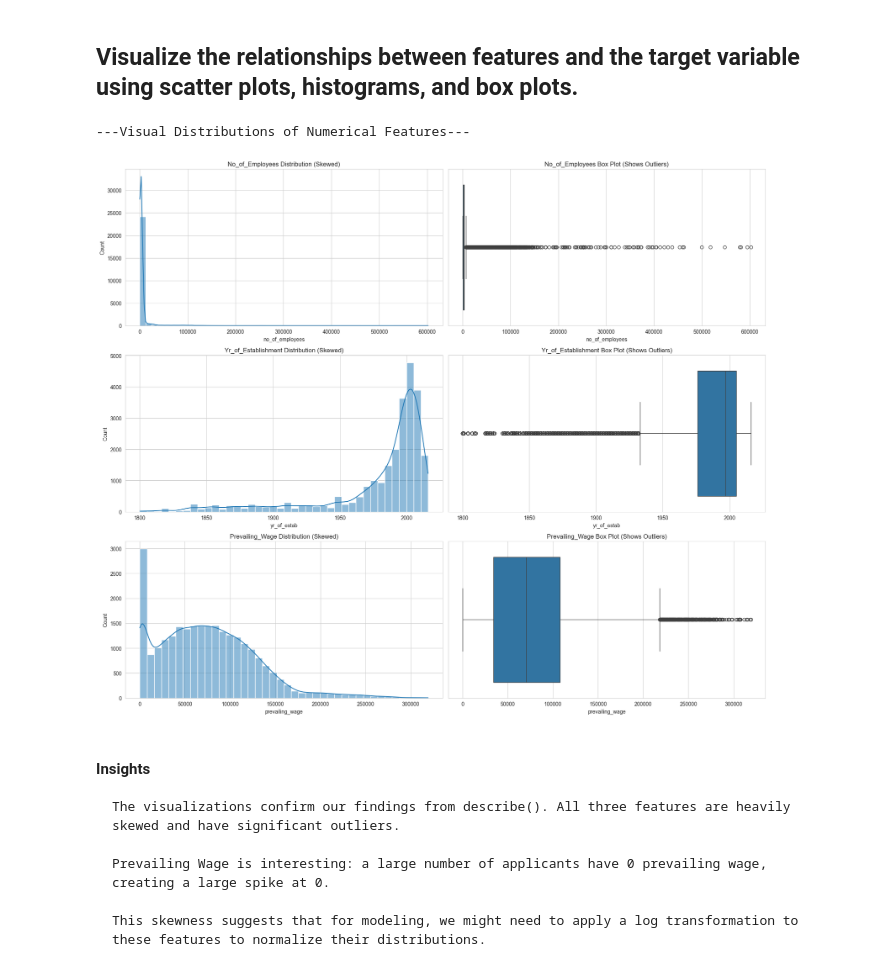
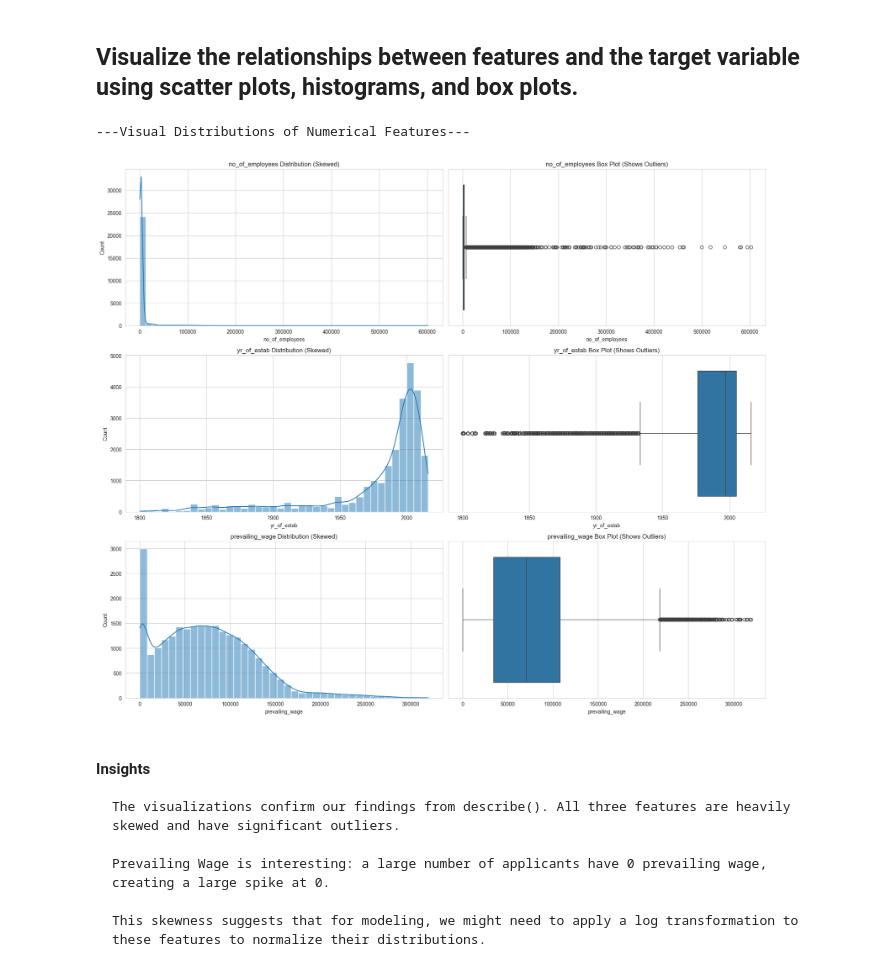
Before and after one commit to SamuelDasaolu/GEN-AI, a Jupyter notebook: WEEK 14/PRACTICE_EXAM/01_EDA_AND_CLEANING.ipynb, the cells around one changed output. Saved outputs shown, nothing was run; the diff lists cells and outputs as text; code cells hidden in the pictures.

```diff
--- a/WEEK 14/PRACTICE_EXAM/01_EDA_AND_CLEANING.ipynb
+++ b/WEEK 14/PRACTICE_EXAM/01_EDA_AND_CLEANING.ipynb
@@ -126,47 +173,46 @@ The dataset is imbalanced. About 66.78 percent of the cases were approved("Certi
 # %% [markdown]
 ## Visualize the relationships between features and the target variable using scatter plots, histograms, and box plots.
 # %%
-# Analyze and Visualize the Numerical Features using histograms and box plots
-# Numerical Features: no_of_employees, yr_of_estab, prevailing_wage
+def plot_histogram(ax: plt.Axes, data: pd.Series, bins: int, title: str):
+    """Takes a matplotlib axis and plots a histogram on it."""
+    sns.histplot(data, kde=True, bins=bins, ax=ax)
+    ax.set_title(title)
+
+
+def plot_boxplot(ax: plt.Axes, data: pd.Series, title: str):
+    """Takes a matplotlib axis and plots a boxplot on it."""
+    sns.boxplot(x=data, ax=ax)
+    ax.set_title(title)
+
+
+numerical_features = ['no_of_employees', 'yr_of_estab', 'prevailing_wage']
+plot_bins = [50, 40, 40]  # Bins for each feature
+
 print("---Visual Distributions of Numerical Features---")
-# Set up a figure for 3x2 plots (Hist and Box for each)
-plt.figure(figsize=(18, 15))
+# Set up a figure for 3 rows and 2 columns
+fig, axes = plt.subplots(3, 2, figsize=(18, 15))
 
-# Plot 1: No_of_Employees Histogram
-plt.subplot(3, 2, 1)
-sns.histplot(data['no_of_employees'], kde=True, bins=50)
-plt.title('No_of_Employees Distribution (Skewed)')
+# We'll loop through our features and plot them
+for i, feature in enumerate(numerical_features):
+    # Get the specific data series
+    data_series = data[feature]
 
-# Plot 2: No_of_Employees Box Plot
-plt.subplot(3, 2, 2)
-sns.boxplot(x=data['no_of_employees'])
-plt.title('No_of_Employees Box Plot (Shows Outliers)')
+    # Get the correct axes for this row
+    hist_ax = axes[i, 0]
+    box_ax = axes[i, 1]
 
-# Plot 3: Yr_of_Establishment Histogram
-plt.subplot(3, 2, 3)
-sns.histplot(data['yr_of_estab'], kde=True, bins=40)
-plt.title('Yr_of_Establishment Distribution (Skewed)')
+    plot_histogram(hist_ax, data_series,
+                   bins=plot_bins[i],
+                   title=f'{feature} Distribution (Skewed)')
 
-# Plot 4: Yr_of_Establishment Box Plot
-plt.subplot(3, 2, 4)
-sns.boxplot(x=data['yr_of_estab'])
-plt.title('Yr_of_Establishment Box Plot (Shows Outliers)')
-
-# Plot 5: prevailing_wage Histogram
-plt.subplot(3, 2, 5)
-sns.histplot(data['prevailing_wage'], kde=True, bins=40)
-plt.title('Prevailing_Wage Distribution (Skewed)')
-
-# Plot 6: Prevailing_Wage Box Plot
-plt.subplot(3, 2, 6)
-sns.boxplot(x=data['prevailing_wage'])
-plt.title('Prevailing_Wage Box Plot (Shows Outliers)')
+    plot_boxplot(box_ax, data_series,
+                 title=f'{feature} Box Plot (Shows Outliers)')
 
 plt.tight_layout()
 plt.show()
 # %% [output]
 ---Visual Distributions of Numerical Features---
-[figure, old version]
+[figure, new version]
 # %% [markdown]
 #### Insights
 
```
Also changed, not shown: parts of 19 cells of this notebook, 5 other files.
